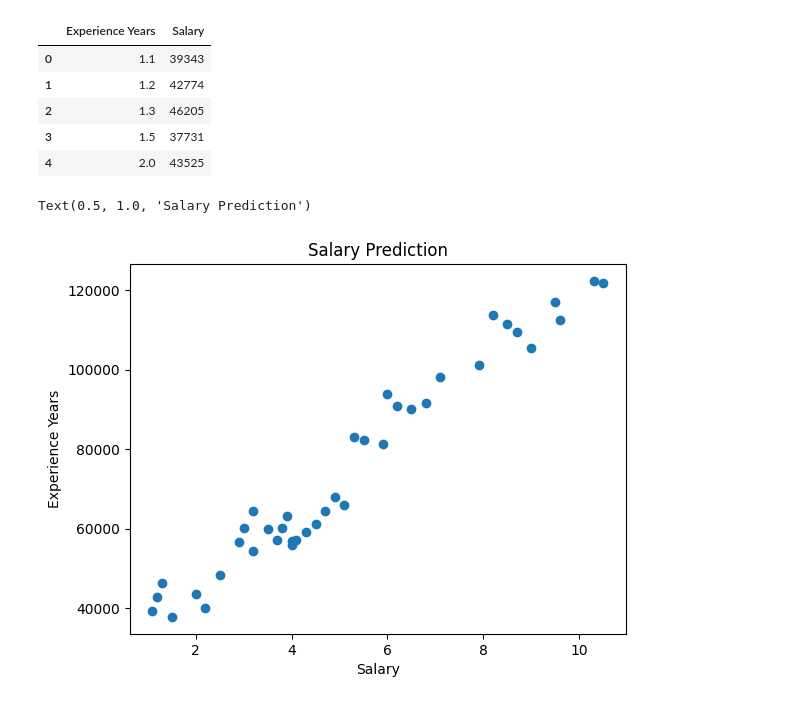
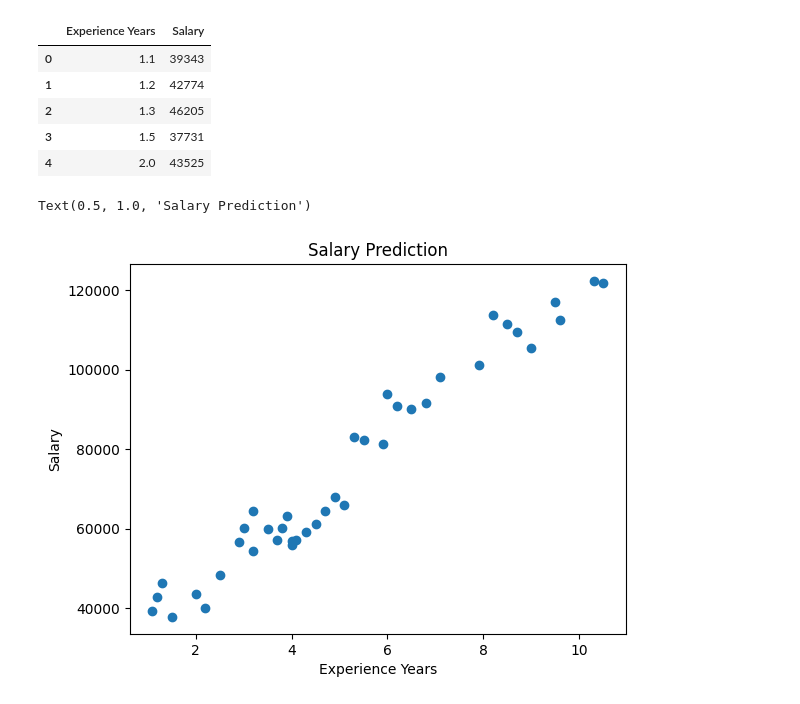
Before and after one commit to rkhademul19/salary-prediction-using-LR, a Jupyter notebook: salary-prediction-using-linear-regression.ipynb, the cells around one changed output. Cells and saved outputs as stored; diff of their text form; code cells hidden in the pictures.

```diff
--- a/salary-prediction-using-linear-regression.ipynb
+++ b/salary-prediction-using-linear-regression.ipynb
@@ -15,9 +15,9 @@ df.head()
 | 4 | 2.0 | 43525 |
 # %%
 plt.scatter(df['Experience Years'], df['Salary'])
-plt.xlabel("Salary")
-plt.ylabel("Experience Years")
+plt.xlabel("Experience Years")
+plt.ylabel("Salary")
 plt.title('Salary Prediction')
 # %% [output]
 Text(0.5, 1.0, 'Salary Prediction')
-[figure, old version]
+[figure, new version]
```
Also changed, not shown: parts of 16 cells of this notebook.
